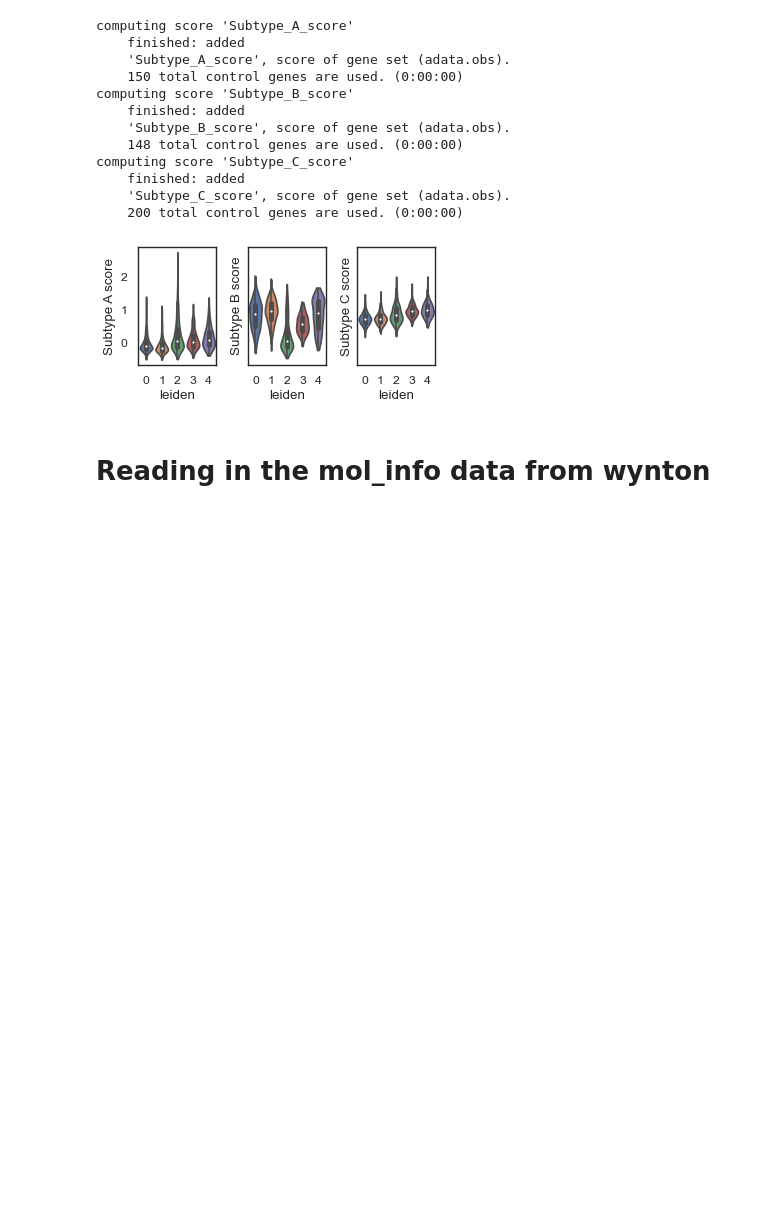
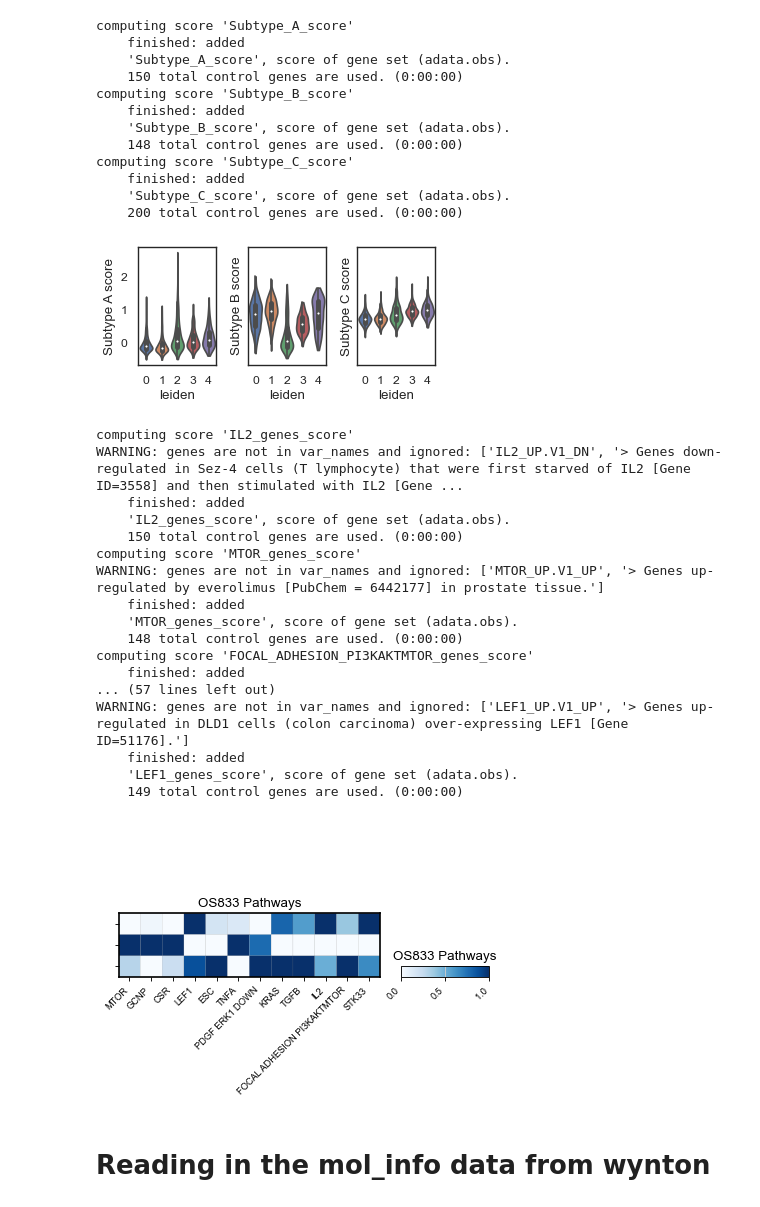
Before and after one commit to brendamelano/Reprogramming_Osteosarcoma, a Jupyter notebook: Perturb_seq_analysis/OS833_perturbseq_analysis.ipynb, the cells around one changed output. Drawn from its saved outputs; the diff is of its cells as text; code cells hidden in the pictures; blank space fills up the shorter version.

```diff
--- a/Perturb_seq_analysis/OS833_perturbseq_analysis.ipynb
+++ b/Perturb_seq_analysis/OS833_perturbseq_analysis.ipynb
@@ -367,6 +367,86 @@ computing score 'Subtype_C_score'
     'Subtype_C_score', score of gene set (adata.obs).
     200 total control genes are used. (0:00:00)
 [figure]
+# %%
+# Define the directory for the gmt files
+directory = '/Users/brendamelano/Desktop/gmt_files'
+
+# Create a dictionary to store gene lists
+gene_lists = {}
+
+# Create variables for gene lists
+for filename in os.listdir(directory):
+    if filename.endswith('.txt'):
+        variable_name = os.path.splitext(filename)[0].upper()
+        variable_name += "_genes"
+        with open(os.path.join(directory, filename)) as f:
+            gene_lists[variable_name] = [line.strip() for line in f]
+
+# Create a dictionary to store gene scores for each module
+gene_scores = {}
+
+# Quantify enrichment for each gene list
+for gene_list_name, gene_list in gene_lists.items():
+    scores_key = gene_list_name + "_score"
+    try:
+        gene_scores[gene_list_name] = sc.tl.score_genes(
+            adata, gene_list, ctrl_size=50, gene_pool=None,
+            n_bins=5, score_name=scores_key, random_state=0,
+            copy=False, use_raw=None
+        )
+    except KeyError:
+        continue
+
+# Defining the score names
+scores = ['MTOR_genes_score', 'GCNP_genes_score', 'CSR_genes_score',
+          'LEF1_genes_score', 'ESC_genes_score', 'TNFA_genes_score',
+          'PDGF_ERK1_DOWN_genes_score', 'KRAS_genes_score', 'TGFB_genes_score',
+          'IL2_genes_score', 'FOCAL_ADHESION_PI3KAKTMTOR_genes_score',
+          'STK33_genes_score']
+
+# Plotting the pathway matrix plot based on subtype
+axes_dict = sc.pl.matrixplot(
+    adata,
+    scores,
+    "State",
+    dendrogram=False,
+    cmap="Blues",
+    standard_scale="var",
+    colorbar_title="column scaled\nexpression",
+    show=False  # This prevents the plot from showing immediately
+)
+
+# Modify the x-axis and y-axis labels
+for ax in axes_dict.values():
+    labels = [label.get_text().replace('_genes_score', '').replace('_', ' ') for label in ax.get_xticklabels()]
+    ax.set_xticklabels(labels, rotation=45, ha='right')
+    ax.set_yticklabels(['' for _ in ax.get_yticklabels()])  # Remove y-axis labels
+    ax.set_title('OS833 Pathways', fontsize=12)
+
+# Save the figure. Ensure that all parts of the figure are on the same figure object
+plt.gcf().savefig('/Users/brendamelano/Desktop/OS833__perturbseq_Pathways.svg', format='svg')  # Adjust path as needed
+
+# Show the plot if desired
+plt.show()
+# %% [output]
+computing score 'IL2_genes_score'
+WARNING: genes are not in var_names and ignored: ['IL2_UP.V1_DN', '> Genes down-regulated in Sez-4 cells (T lymphocyte) that were first starved of IL2 [Gene ID=3558] and then stimulated with IL2 [Gene ...
+    finished: added
+    'IL2_genes_score', score of gene set (adata.obs).
+    150 total control genes are used. (0:00:00)
+computing score 'MTOR_genes_score'
+WARNING: genes are not in var_names and ignored: ['MTOR_UP.V1_UP', '> Genes up-regulated by everolimus [PubChem = 6442177] in prostate tissue.']
+    finished: added
+    'MTOR_genes_score', score of gene set (adata.obs).
+    148 total control genes are used. (0:00:00)
+computing score 'FOCAL_ADHESION_PI3KAKTMTOR_genes_score'
+    finished: added
+... (57 lines left out)
+WARNING: genes are not in var_names and ignored: ['LEF1_UP.V1_UP', '> Genes up-regulated in DLD1 cells (colon carcinoma) over-expressing LEF1 [Gene ID=51176].']
+    finished: added
+    'LEF1_genes_score', score of gene set (adata.obs).
+    149 total control genes are used. (0:00:00)
+[figure, added]
 # %% [markdown]
 # Reading in the mol_info data from wynton
 # %%
```
Also changed, not shown: parts of 1 cell of this notebook, 3 other files.
